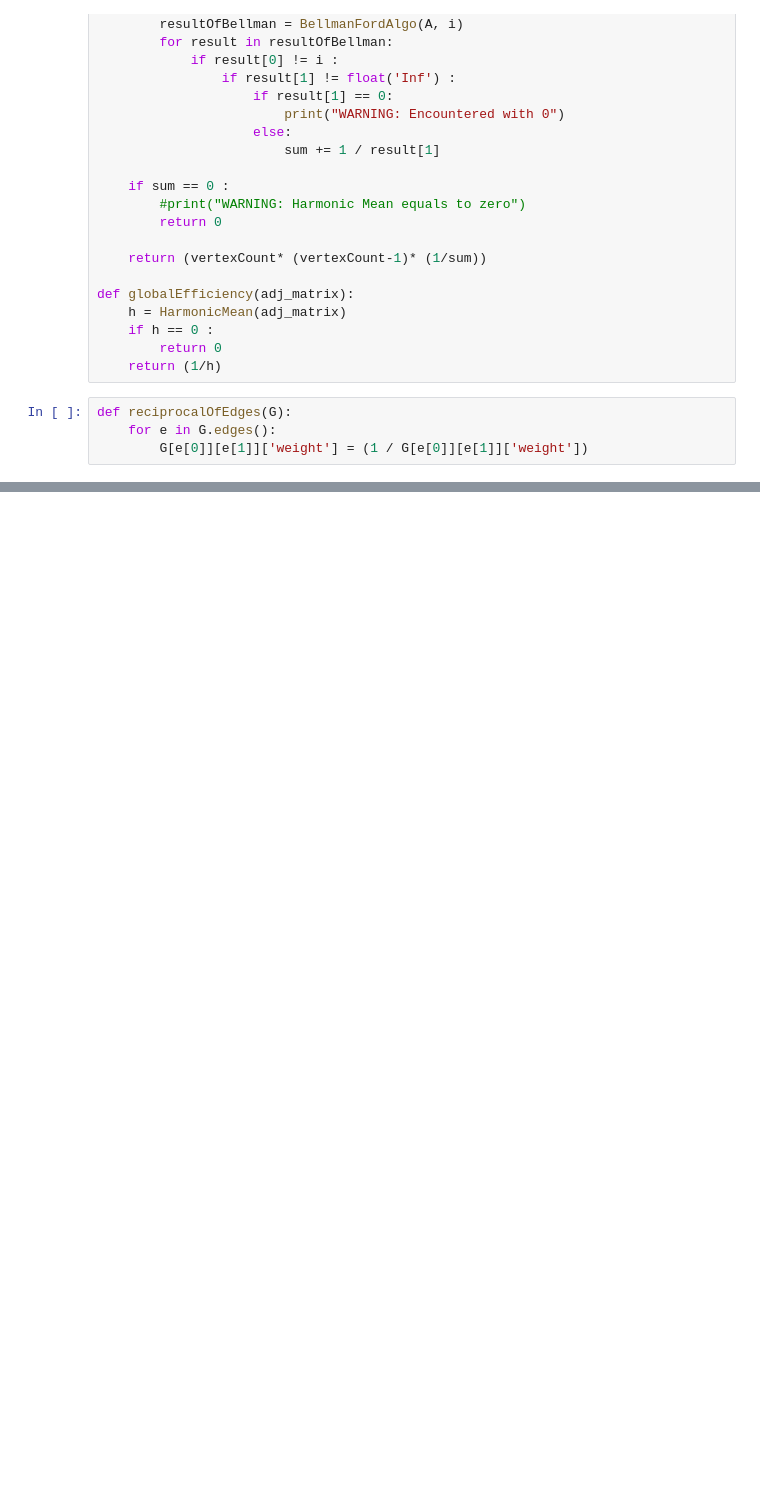
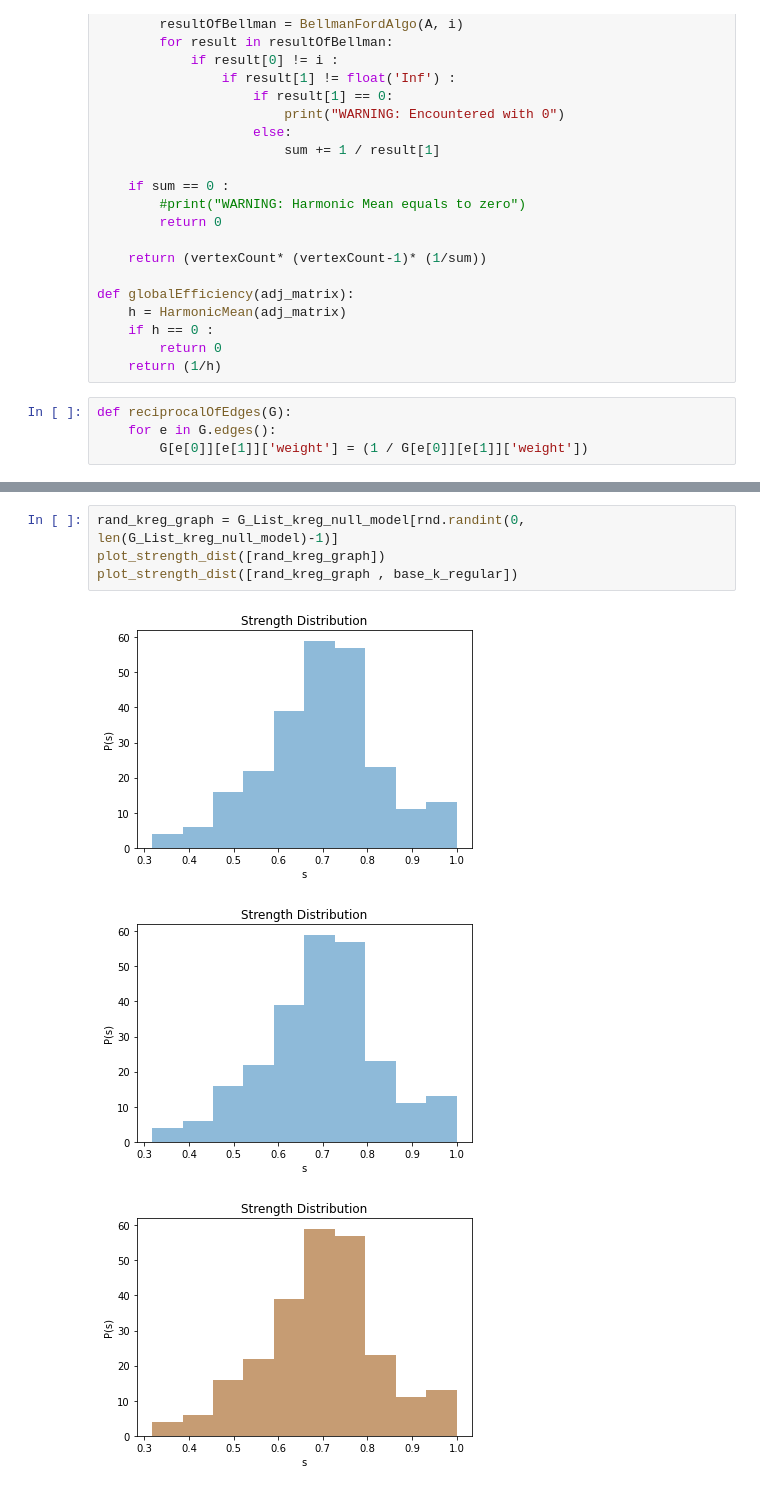
Before and after one commit to moreflexible/ResilienceOfGraphs, a Jupyter notebook: notebook.ipynb, the cells around one changed output, grey strips where cells are left out. Cells and saved outputs as stored; diff of their text form; blank space fills up the shorter version.

```diff
--- a/notebook.ipynb
+++ b/notebook.ipynb
@@ -201,0 +360,8 @@ def reciprocalOfEdges(G):
+# %%
+rand_kreg_graph = G_List_kreg_null_model[rnd.randint(0, len(G_List_kreg_null_model)-1)]
+plot_strength_dist([rand_kreg_graph])
+plot_strength_dist([rand_kreg_graph , base_k_regular])
+# %% [output]
+[figure, added]
+[figure, added]
+[figure, added]
```
Also changed, not shown: parts of 26 cells of this notebook.
